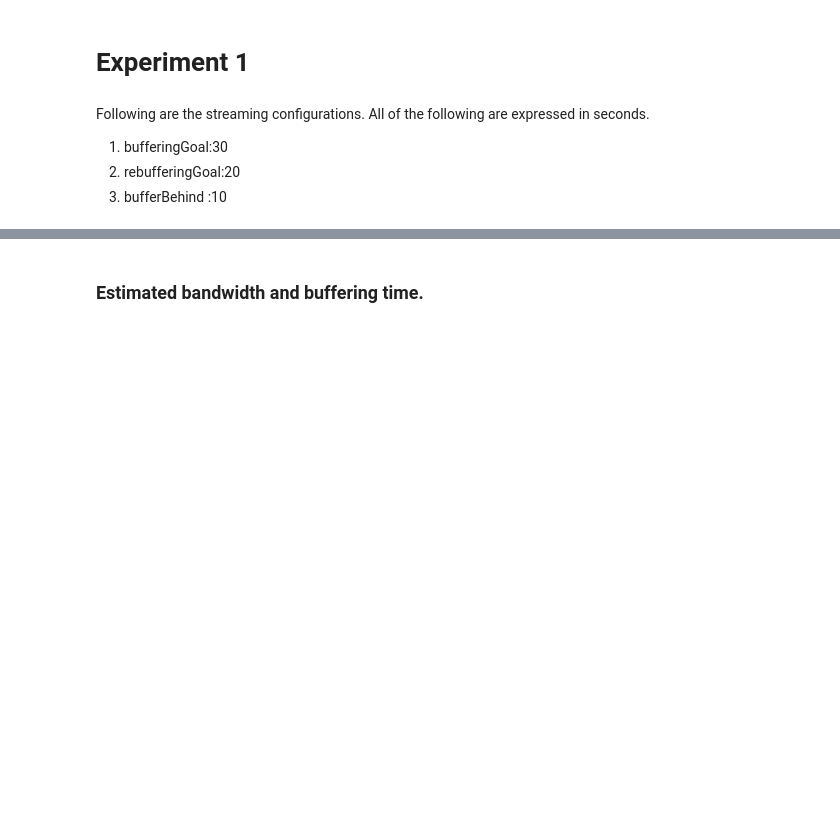
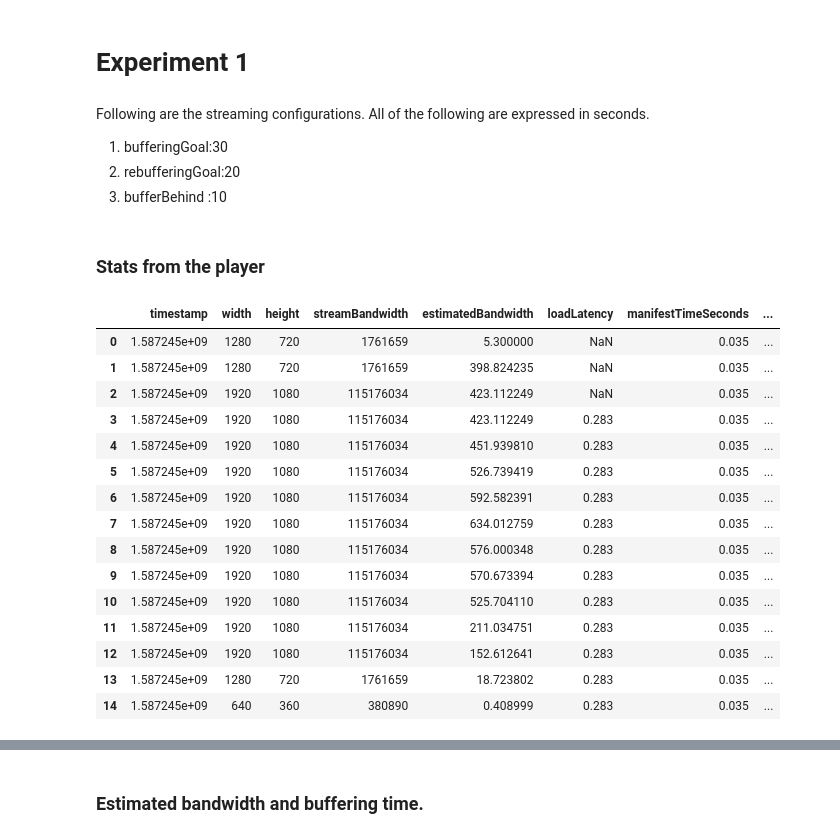
Before and after one commit to rashmi-patil-1492/IMS-assignment, a Jupyter notebook: ims_assignment_notebook.ipynb, the cells around one changed output, grey strips where cells are left out. Drawn from its saved outputs; the diff is of its cells as text; code cells hidden in the pictures; blank space fills up the shorter version.

```diff
--- a/ims_assignment_notebook.ipynb
+++ b/ims_assignment_notebook.ipynb
@@ -30,3 +30,30 @@ seaborn 0.10.0
  1. bufferingGoal:30
  2. rebufferingGoal:20
  3. bufferBehind :10
+# %% [markdown]
+### Stats from the player
+# %%
+import seaborn as sns
+import matplotlib.pyplot as plt
+df = pd.read_csv("./experiments/experiment-1_basic.csv", header=0, delimiter=',')
+## bandwidth is in bits per second. It is scaled to megabytes
+df['estimatedBandwidth'] = df['estimatedBandwidth']/1000000
+
+df.head(15)
+# %% [output]
+|  | timestamp | width | height | streamBandwidth | estimatedBandwidth | loadLatency | manifestTimeSeconds | ... |
+| 0 | 1.587245e+09 | 1280 | 720 | 1761659 | 5.300000 | NaN | 0.035 | ... |
+| 1 | 1.587245e+09 | 1280 | 720 | 1761659 | 398.824235 | NaN | 0.035 | ... |
+| 2 | 1.587245e+09 | 1920 | 1080 | 115176034 | 423.112249 | NaN | 0.035 | ... |
+| 3 | 1.587245e+09 | 1920 | 1080 | 115176034 | 423.112249 | 0.283 | 0.035 | ... |
+| 4 | 1.587245e+09 | 1920 | 1080 | 115176034 | 451.939810 | 0.283 | 0.035 | ... |
+| 5 | 1.587245e+09 | 1920 | 1080 | 115176034 | 526.739419 | 0.283 | 0.035 | ... |
+| 6 | 1.587245e+09 | 1920 | 1080 | 115176034 | 592.582391 | 0.283 | 0.035 | ... |
+| 7 | 1.587245e+09 | 1920 | 1080 | 115176034 | 634.012759 | 0.283 | 0.035 | ... |
+| 8 | 1.587245e+09 | 1920 | 1080 | 115176034 | 576.000348 | 0.283 | 0.035 | ... |
+| 9 | 1.587245e+09 | 1920 | 1080 | 115176034 | 570.673394 | 0.283 | 0.035 | ... |
+| 10 | 1.587245e+09 | 1920 | 1080 | 115176034 | 525.704110 | 0.283 | 0.035 | ... |
+| 11 | 1.587245e+09 | 1920 | 1080 | 115176034 | 211.034751 | 0.283 | 0.035 | ... |
+| 12 | 1.587245e+09 | 1920 | 1080 | 115176034 | 152.612641 | 0.283 | 0.035 | ... |
+| 13 | 1.587245e+09 | 1280 | 720 | 1761659 | 18.723802 | 0.283 | 0.035 | ... |
+| 14 | 1.587245e+09 | 640 | 360 | 380890 | 0.408999 | 0.283 | 0.035 | ... |
```
Also changed, not shown: parts of 1 cell of this notebook.
